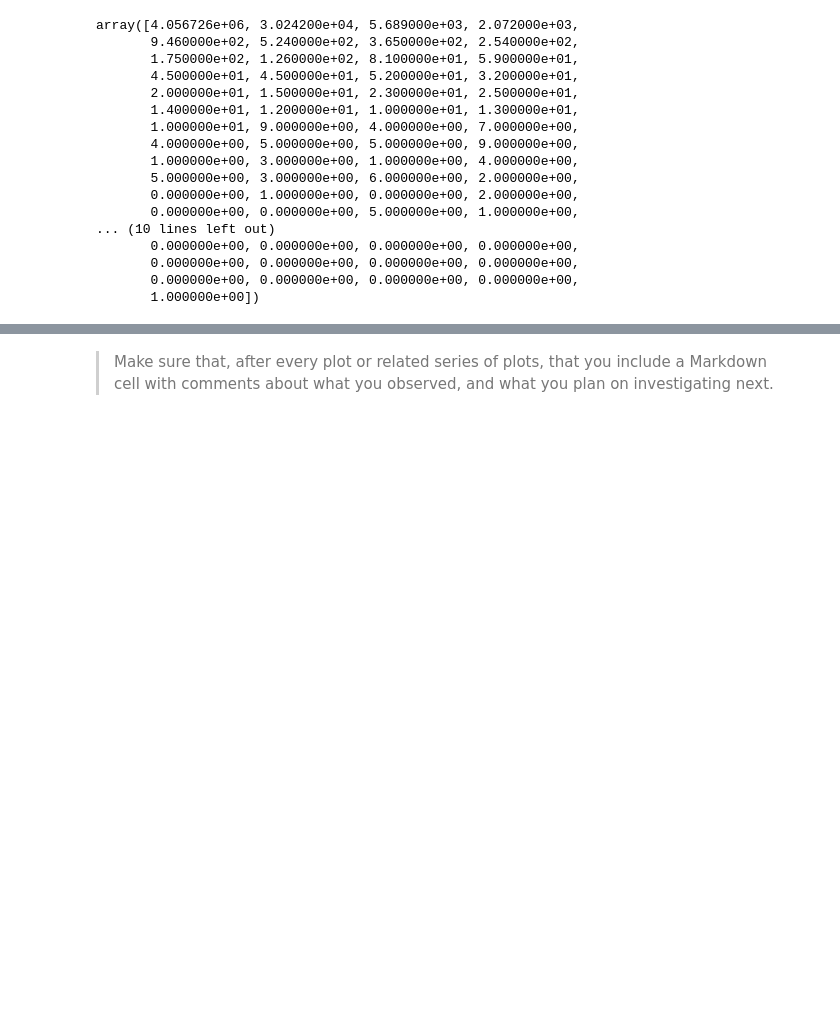
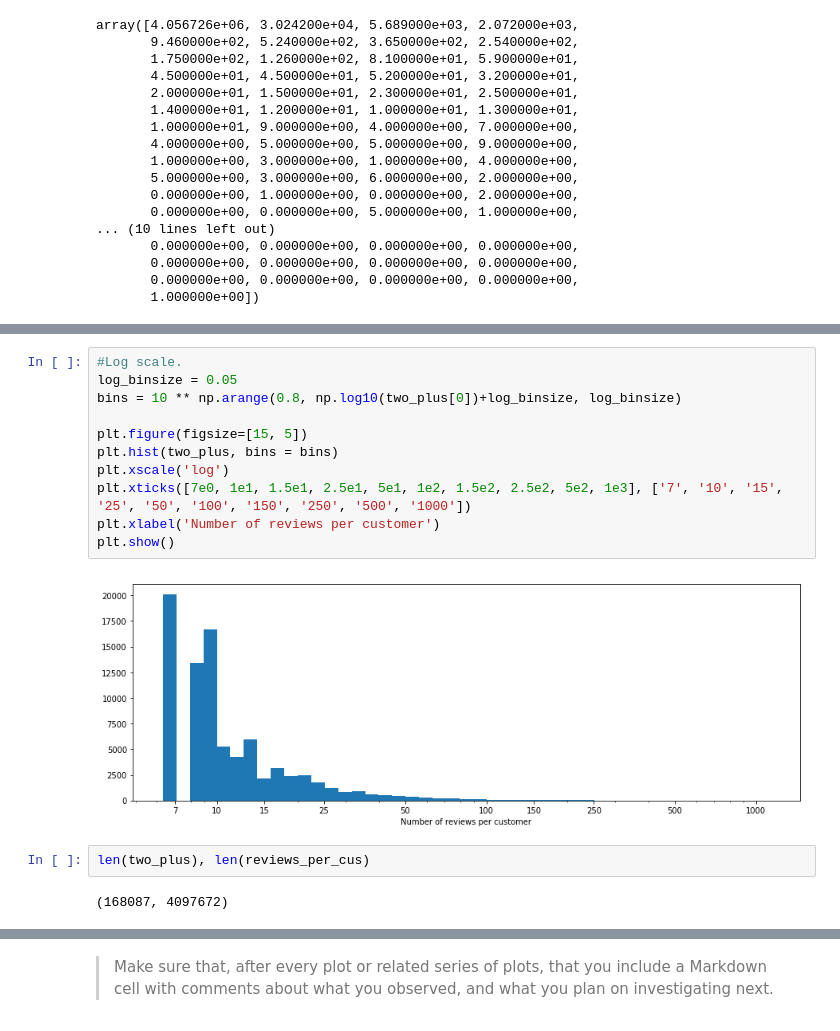
Before and after one commit to ElectricKea/CommunicateFindings_Udacity_Project, a Jupyter notebook: exploration.ipynb, the cells around one changed output, grey strips where cells are left out. Drawn from its saved outputs; the diff is of its cells as text; blank space fills up the shorter version.

```diff
--- a/exploration.ipynb
+++ b/exploration.ipynb
@@ -353,0 +379,17 @@ array([   6.30957344,    7.94328235,   10.        ,   12.58925412,
+# %%
+#Log scale.
+log_binsize = 0.05
+bins = 10 ** np.arange(0.8, np.log10(two_plus[0])+log_binsize, log_binsize)
+
+plt.figure(figsize=[15, 5])
+plt.hist(two_plus, bins = bins)
+plt.xscale('log')
+plt.xticks([7e0, 1e1, 1.5e1, 2.5e1, 5e1, 1e2, 1.5e2, 2.5e2, 5e2, 1e3], ['7', '10', '15', '25', '50', '100', '150', '250', '500', '1000'])
+plt.xlabel('Number of reviews per customer')
+plt.show()
+# %% [output]
+[figure, added]
+# %%
+len(two_plus), len(reviews_per_cus)
+# %% [output]
+(168087, 4097672)
```
Also changed, not shown: parts of 22 cells of this notebook.
